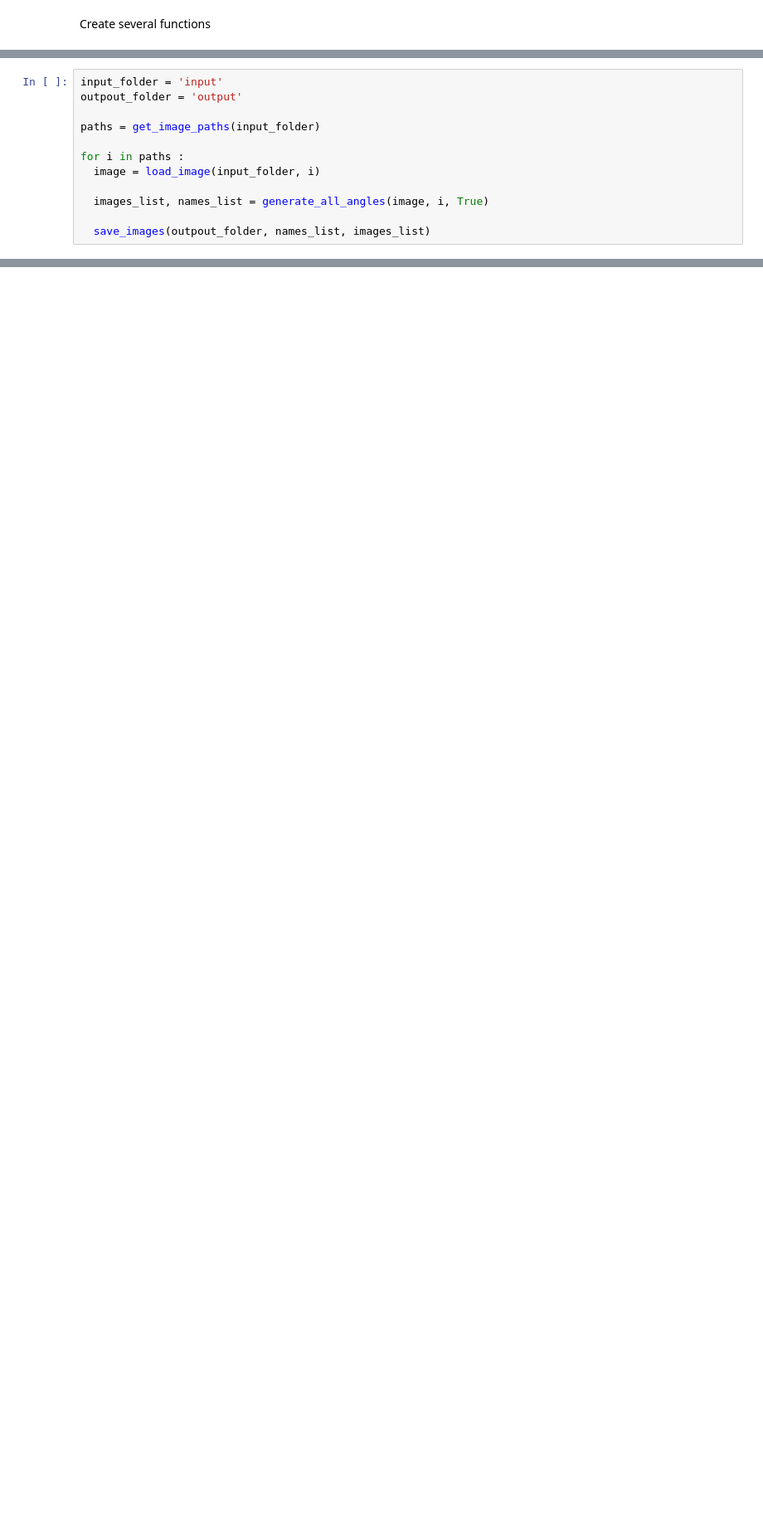
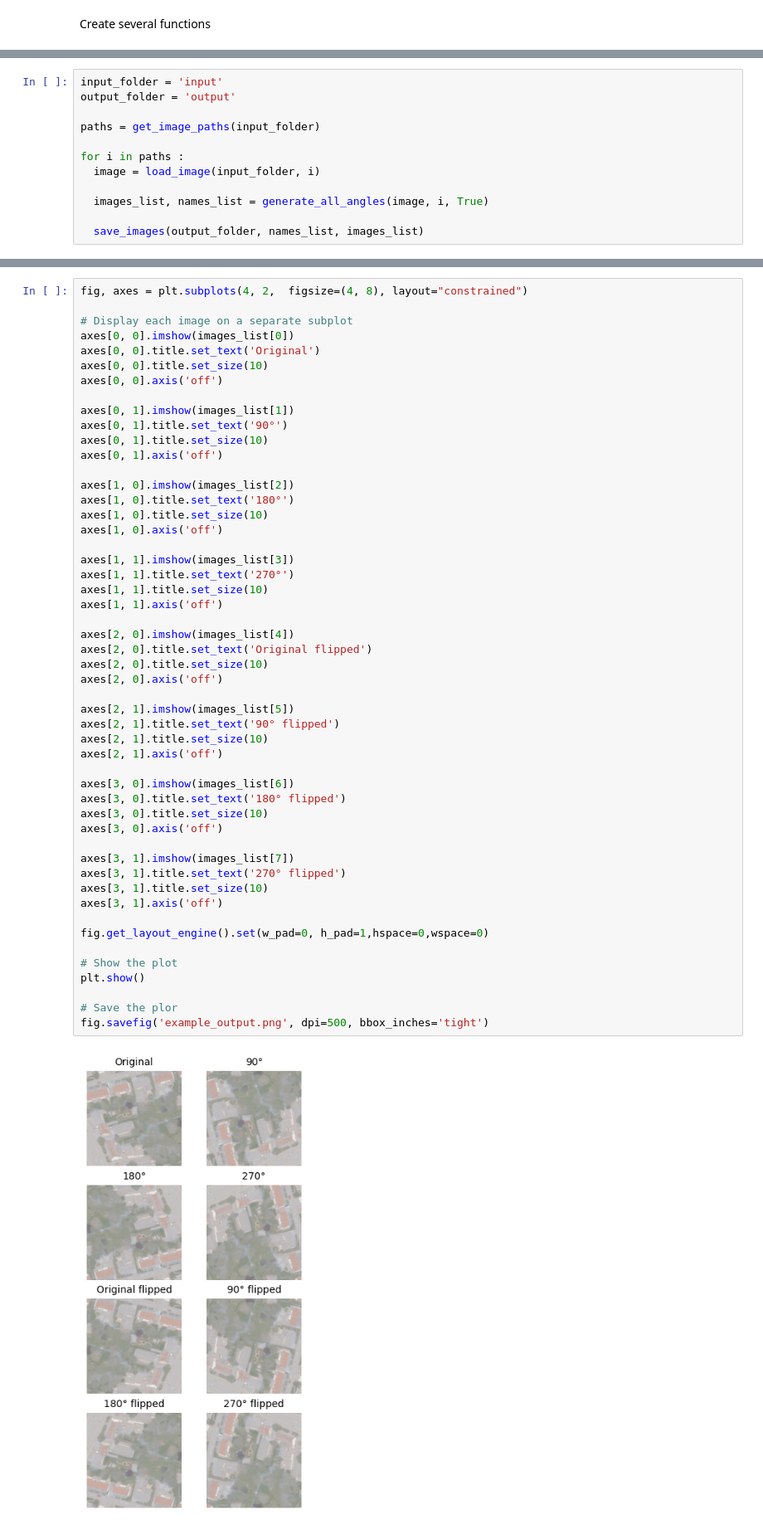
Before and after one commit to Lucien-Piat/DLF_Single_Tree_Detection, a Jupyter notebook: Rotating_the_images.ipynb, the cells around one changed output, grey strips where cells are left out. Shown at 83% size. Saved outputs shown, nothing was run; the diff lists cells and outputs as text; blank space fills up the shorter version.

Commit message:
Added plot visualisation

```diff
--- a/Rotating_the_images.ipynb
+++ b/Rotating_the_images.ipynb
@@ -80,7 +80,7 @@ def save_images(output_folder, names_list, images_list):
         print("Error saving images")
 # %%
 input_folder = 'input'
-outpout_folder = 'output'
+output_folder = 'output'
 
 paths = get_image_paths(input_folder)
 
@@ -89,7 +89,7 @@ for i in paths :
 
   images_list, names_list = generate_all_angles(image, i, True)
 
-  save_images(outpout_folder, names_list, images_list)
+  save_images(output_folder, names_list, images_list)
 # %%
 !printf "Started with %d files, ended with %d files\n" $(ls -1 input | wc -l) $(ls -1 output | wc -l)
 # %% [output]
@@ -96,0 +97,53 @@ Started with 6 files, ended with 48 files
+# %%
+fig, axes = plt.subplots(4, 2,  figsize=(4, 8), layout="constrained")
+
+# Display each image on a separate subplot
+axes[0, 0].imshow(images_list[0])
+axes[0, 0].title.set_text('Original')
+axes[0, 0].title.set_size(10)
+axes[0, 0].axis('off')
+
+axes[0, 1].imshow(images_list[1])
+axes[0, 1].title.set_text('90°')
+axes[0, 1].title.set_size(10)
+axes[0, 1].axis('off')
+
+axes[1, 0].imshow(images_list[2])
+axes[1, 0].title.set_text('180°')
+axes[1, 0].title.set_size(10)
+axes[1, 0].axis('off')
+
+axes[1, 1].imshow(images_list[3])
+axes[1, 1].title.set_text('270°')
+axes[1, 1].title.set_size(10)
+axes[1, 1].axis('off')
+
+axes[2, 0].imshow(images_list[4])
+axes[2, 0].title.set_text('Original flipped')
+axes[2, 0].title.set_size(10)
+axes[2, 0].axis('off')
+
+axes[2, 1].imshow(images_list[5])
+axes[2, 1].title.set_text('90° flipped')
+axes[2, 1].title.set_size(10)
+axes[2, 1].axis('off')
+
+axes[3, 0].imshow(images_list[6])
+axes[3, 0].title.set_text('180° flipped')
+axes[3, 0].title.set_size(10)
+axes[3, 0].axis('off')
+
+axes[3, 1].imshow(images_list[7])
+axes[3, 1].title.set_text('270° flipped')
+axes[3, 1].title.set_size(10)
+axes[3, 1].axis('off')
+
+fig.get_layout_engine().set(w_pad=0, h_pad=1,hspace=0,wspace=0)
+
+# Show the plot
+plt.show()
+
+# Save the plor
+fig.savefig('example_output.png', dpi=500, bbox_inches='tight')
+# %% [output]
+[figure, added]
```
Also changed, not shown: parts of 1 cell of this notebook.
